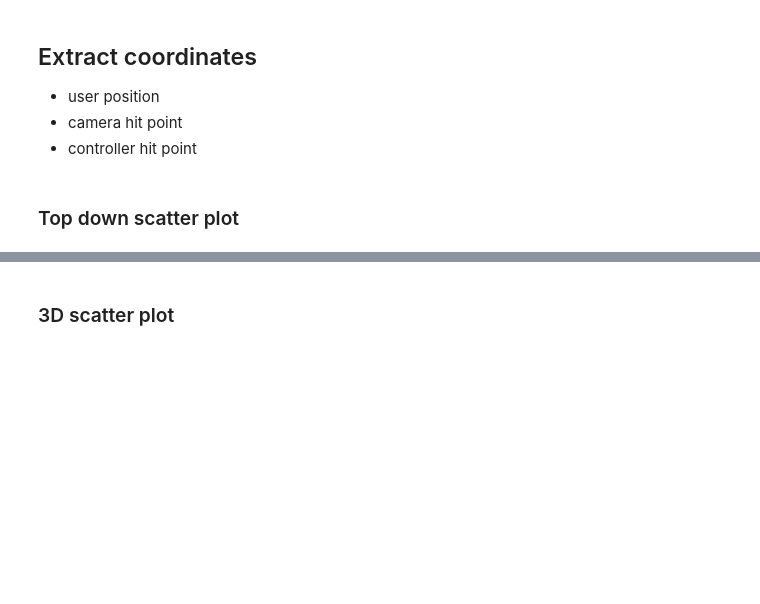
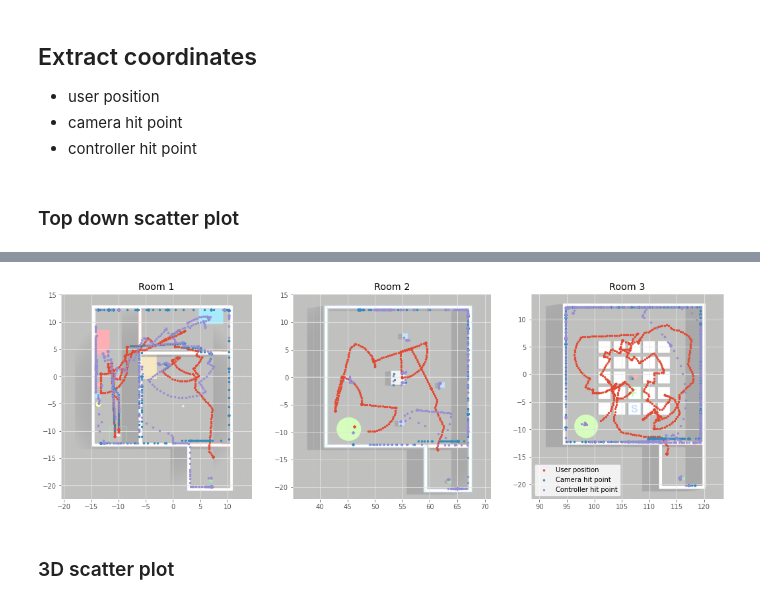
Before and after one commit to spencerwooo/situational-awareness-vr, a Jupyter notebook: DataAnalysis/InteractionAnalysis.ipynb, the cells around one changed output, grey strips where cells are left out. Cells and saved outputs as stored; diff of their text form; code cells hidden in the pictures; blank space fills up the shorter version.

Commit message:
Plot user position, camera hit point, and controller hit point

```diff
--- a/DataAnalysis/InteractionAnalysis.ipynb
+++ b/DataAnalysis/InteractionAnalysis.ipynb
@@ -124,3 +97,70 @@ plt.show()
+# %%
+from matplotlib.axes import Axes
+
+
+def plot_user_pos_on_scene(
+    room_no: int,
+    user_pos: pandas.DataFrame,
+    cam_hit_pos: pandas.DataFrame,
+    controller_hit_pos: pandas.DataFrame,
+    ax: Axes,
+    extent: list[int],
+) -> None:
+    """Generate scatter plots of user position on unity scene top down view
+
+    Args:
+        room_no (int): Room 1, 2, or 3
+        user_pos (pandas.DataFrame): User position data frame
+        cam_hit_pos (pandas.DataFrame): Camera hit point data frame
+        controller_hit_pos (pandas.DataFrame): Controller hit point data frame
+        ax (Axes): The axe to plot the scatter plot and background image on
+        extent (list[int]): The scale of the background image (tailor made for each plot)
+    """
+    room = plt.imread(f"room_topdown/room{room_no}.png")
+    user_x, user_y, user_z = coords_to_np_array(user_pos)
+    cam_x, cam_y, cam_z = coords_to_np_array(cam_hit_pos)
+    con_x, con_y, con_z = coords_to_np_array(controller_hit_pos)
+
+    ax.imshow(room, alpha=0.4, extent=extent)
+    ax.scatter(user_x, user_y, s=6, label="User position")
+    ax.scatter(cam_x, cam_y, s=6, label="Camera hit point")
+    ax.scatter(con_x, con_y, s=6, label="Controller hit point")
+
+    ax.set_title(f"Room {room_no}")
+
+
+fig, axes = plt.subplots(1, 3, figsize=(15, 5))
+
+plot_user_pos_on_scene(
+    1,
+    user_position_room_1,
+    cam_hit_point_room_1,
+    controller_hit_point_room_1,
+    axes[0],
+    extent=[-20.5, 14.5, -22.5, 15.2],
+)
+plot_user_pos_on_scene(
+    2,
+    user_position_room_2,
+    cam_hit_point_room_2,
+    controller_hit_point_room_2,
+    axes[1],
+    extent=[35.1, 71.1, -22.2, 15.2],
+)
+plot_user_pos_on_scene(
+    3,
+    user_position_room_3,
+    cam_hit_point_room_3,
+    controller_hit_point_room_3,
+    axes[2],
+    extent=[88.5, 123.5, -22.7, 14.7],
+)
+
+plt.legend()
+plt.tight_layout()
+plt.show()
+# %% [output]
+[figure, added]
 # %% [markdown]
 ### 3D scatter plot
 # %%
```
Also changed, not shown: parts of 2 cells of this notebook, 3 other files.
